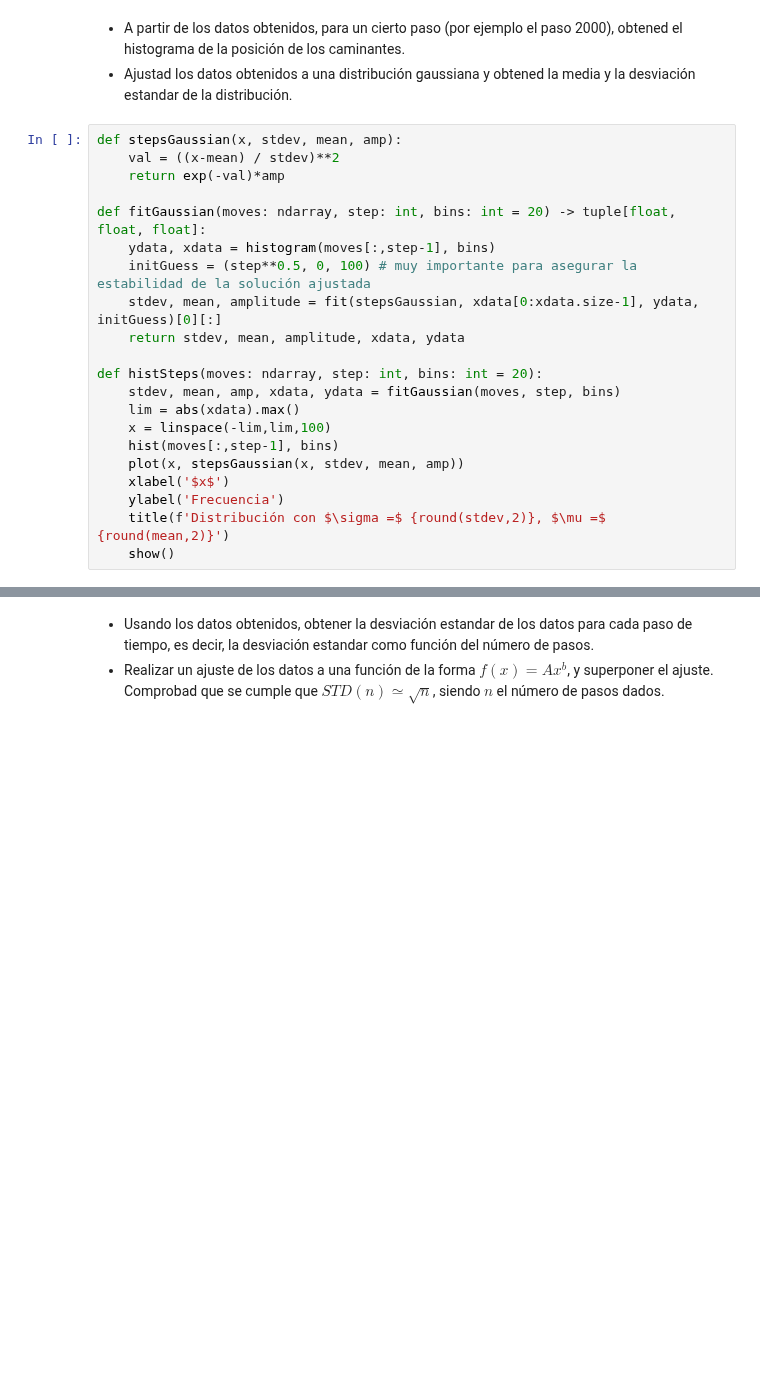
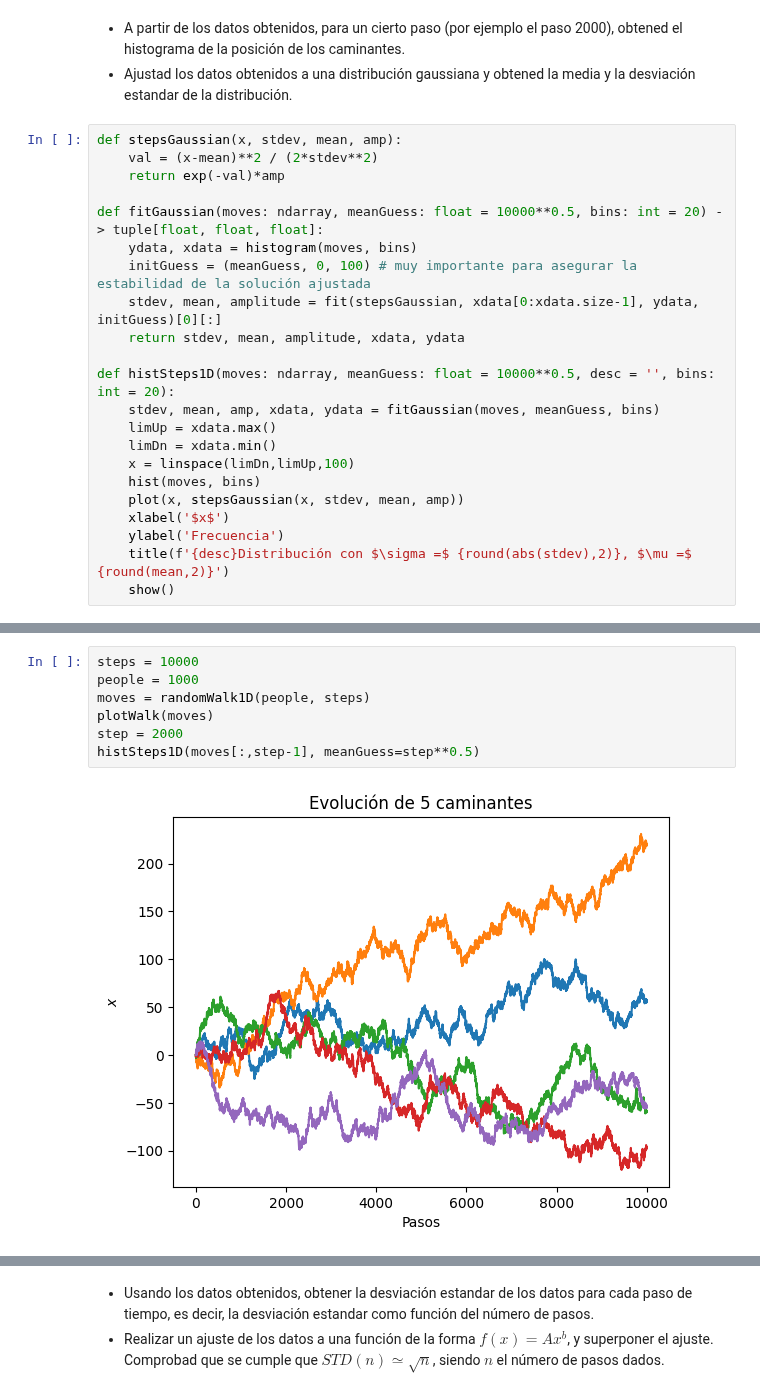
Before and after one commit to guillediaaazz/fiscomp-practices, a Jupyter notebook: P3/Reset_RW-enunciados.ipynb, the cells around one changed output, grey strips where cells are left out. Cells and saved outputs as stored; diff of their text form; blank space fills up the shorter version.

```diff
--- a/P3/Reset_RW-enunciados.ipynb
+++ b/P3/Reset_RW-enunciados.ipynb
@@ -57,22 +57,23 @@ steps completed
 - Ajustad los datos obtenidos a una distribución gaussiana y obtened la media y la desviación estandar de la distribución.
 # %%
 def stepsGaussian(x, stdev, mean, amp):
-    val = ((x-mean) / stdev)**2
+    val = (x-mean)**2 / (2*stdev**2)
     return exp(-val)*amp
 
-def fitGaussian(moves: ndarray, step: int, bins: int = 20) -> tuple[float, float, float]:
-    ydata, xdata = histogram(moves[:,step-1], bins)
-    initGuess = (step**0.5, 0, 100) # muy importante para asegurar la estabilidad de la solución ajustada
+def fitGaussian(moves: ndarray, meanGuess: float = 10000**0.5, bins: int = 20) -> tuple[float, float, float]:
+    ydata, xdata = histogram(moves, bins)
+    initGuess = (meanGuess, 0, 100) # muy importante para asegurar la estabilidad de la solución ajustada
     stdev, mean, amplitude = fit(stepsGaussian, xdata[0:xdata.size-1], ydata, initGuess)[0][:]
     return stdev, mean, amplitude, xdata, ydata
 
-def histSteps(moves: ndarray, step: int, bins: int = 20):
-    stdev, mean, amp, xdata, ydata = fitGaussian(moves, step, bins)
-    lim = abs(xdata).max()
-    x = linspace(-lim,lim,100)
-    hist(moves[:,step-1], bins)
+def histSteps1D(moves: ndarray, meanGuess: float = 10000**0.5, desc = '', bins: int = 20):
+    stdev, mean, amp, xdata, ydata = fitGaussian(moves, meanGuess, bins)
+    limUp = xdata.max()
+    limDn = xdata.min()
+    x = linspace(limDn,limUp,100)
+    hist(moves, bins)
     plot(x, stepsGaussian(x, stdev, mean, amp))
     xlabel('$x$')
     ylabel('Frecuencia')
-    title(f'Distribución con $\sigma =$ {round(stdev,2)}, $\mu =$ {round(mean,2)}')
+    title(f'{desc}Distribución con $\sigma =$ {round(abs(stdev),2)}, $\mu =$ {round(mean,2)}')
     show()
@@ -86,0 +80,9 @@ steps completed
+# %%
+steps = 10000
+people = 1000
+moves = randomWalk1D(people, steps)
+plotWalk(moves)
+step = 2000
+histSteps1D(moves[:,step-1], meanGuess=step**0.5)
+# %% [output]
+[figure, added]
```
Also changed, not shown: parts of 10 cells of this notebook.
